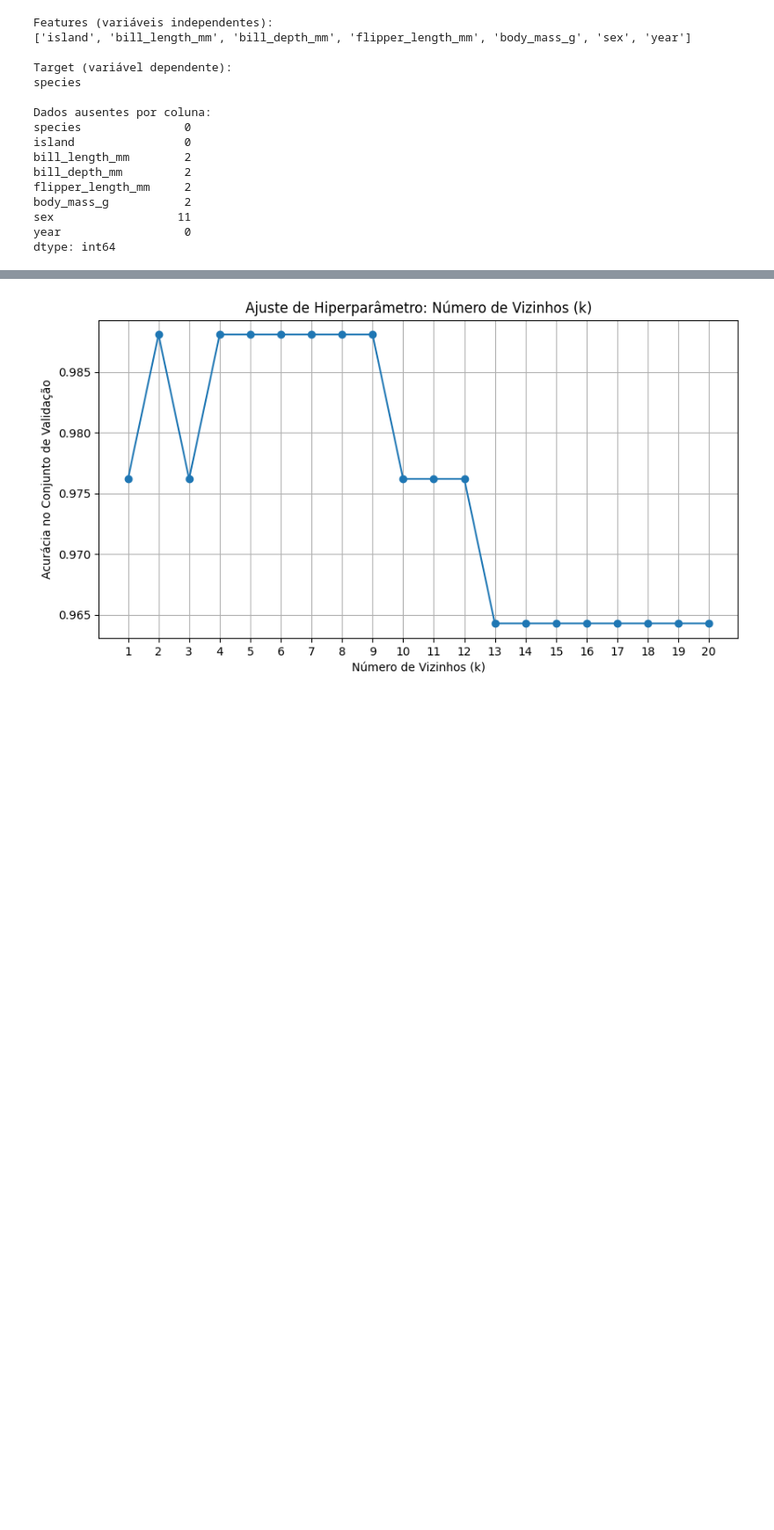
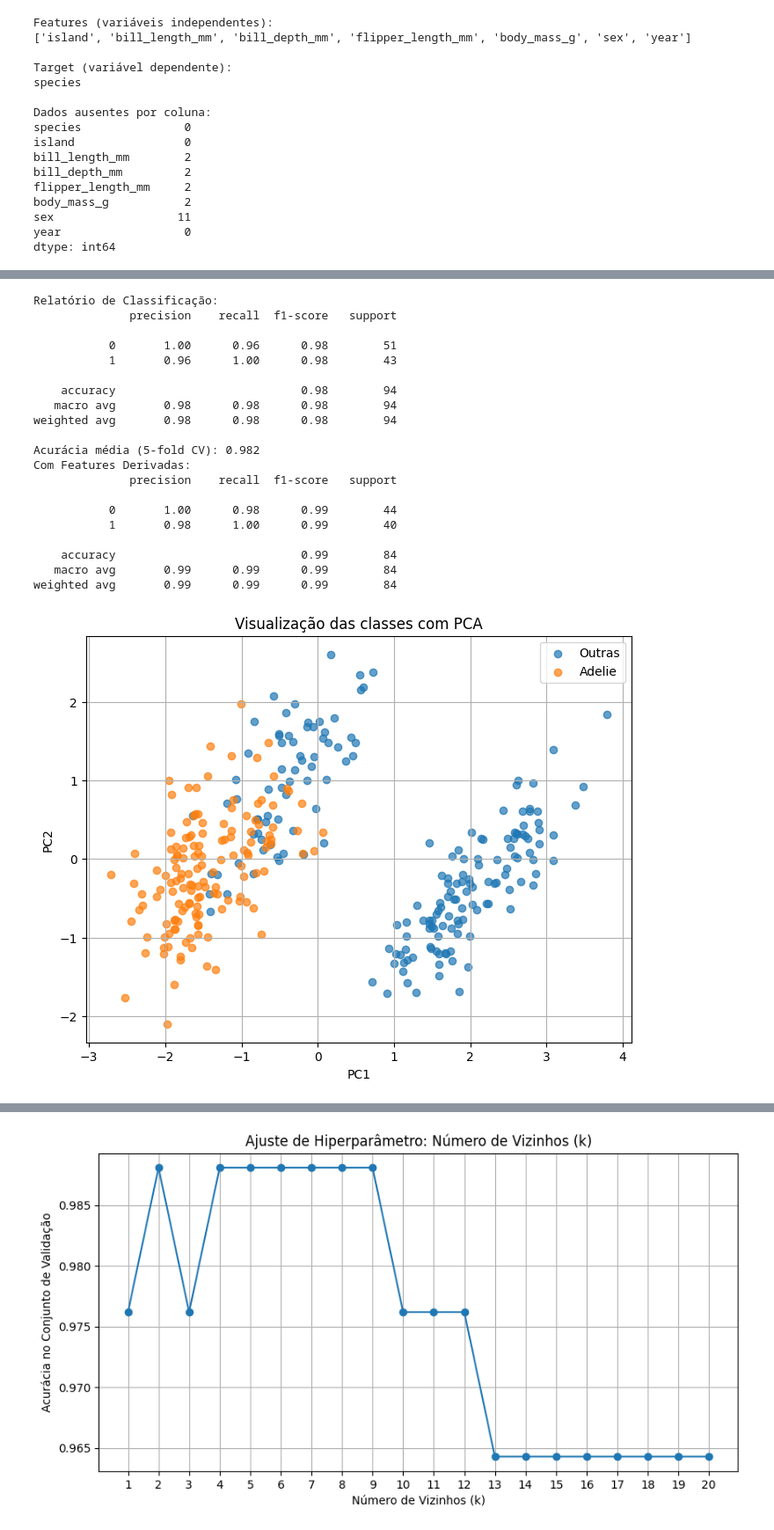
Before and after one commit to EstevezCodando/ML_Ia_Tp2, a Jupyter notebook: TP1_PalmerPenguins.ipynb, the cells around one changed output, grey strips where cells are left out. Shown at 88% size. Drawn from its saved outputs; the diff is of its cells as text; code cells hidden in the pictures; blank space fills up the shorter version.

```diff
--- a/TP1_PalmerPenguins.ipynb
+++ b/TP1_PalmerPenguins.ipynb
@@ -99,24 +100,25 @@ sex                  11
 year                  0
 dtype: int64
 # %%
+#Exercicio 7
 
 # Importar bibliotecas
 from sklearn.model_selection import train_test_split
 from sklearn.preprocessing import LabelEncoder
 
-# Remover linhas com valores ausentes
+
+# 1. Carregar e limpar os dados
+penguins = load_penguins()
 penguins = penguins.dropna()
 
-# Criar target binário: 1 para Adelie, 0 para as outras espécies
+# 2. Seleção de features e target (binário para simplificar)
 penguins['target'] = (penguins['species'] == 'Adelie').astype(int)
-
-# Selecionar features numéricas
 features = ['bill_length_mm', 'bill_depth_mm', 'flipper_length_mm', 'body_mass_g']
 X = penguins[features]
 y = penguins['target']
 
-# Separar conjuntos de treino e validação (80% treino, 20% validação)
-X_train, X_val, y_train, y_val = train_test_split(X, y, test_size=0.25, random_state=42, stratify=y)
+# 3. Dividir em treino e teste
+X_train, X_test, y_train, y_test = train_test_split(X, y, test_size=0.28, random_state=42)
 
 # Mostrar tamanhos dos conjuntos
 print(f"Tamanho do conjunto de treino: {X_train.shape[0]} amostras")
@@ -166,0 +152,67 @@ weighted avg       0.99      0.99      0.99        84
+# %%
+# Exercicio 9
+
+print("Relatório de Classificação:")
+print(classification_report(y_test, y_pred))
+
+# 6. Validação cruzada
+scores = cross_val_score(pipeline, X, y, cv=5)
+print(f"Acurácia média (5-fold CV): {scores.mean():.3f}")
+
+# 7. Melhorias com novas features
+penguins['proporcao_bico'] = penguins['bill_depth_mm'] / penguins['bill_length_mm']
+penguins['comprimento_total'] = penguins['bill_length_mm'] + penguins['flipper_length_mm']
+features_derivadas = ['proporcao_bico', 'comprimento_total', 'body_mass_g']
+X_derivado = penguins[features_derivadas]
+
+# 8. Novo modelo com features derivadas
+X_train_d, X_test_d, y_train_d, y_test_d = train_test_split(X_derivado, y, test_size=0.25, random_state=42)
+pipeline_derivado = Pipeline([
+    ('scaler', StandardScaler()),
+    ('knn', KNeighborsClassifier(n_neighbors=5))
+])
+pipeline_derivado.fit(X_train_d, y_train_d)
+print("Com Features Derivadas:")
+print(classification_report(y_test_d, pipeline_derivado.predict(X_test_d)))
+
+# 9. Visualização das classes com PCA
+scaler = StandardScaler()
+X_scaled = scaler.fit_transform(X)
+pca = PCA(n_components=2)
+pca_result = pca.fit_transform(X_scaled)
+
+pca_df = pd.DataFrame(pca_result, columns=['PC1', 'PC2'])
+pca_df['target'] = y.reset_index(drop=True)
+
+plt.figure(figsize=(8, 6))
+for label in [0, 1]:
+    subset = pca_df[pca_df['target'] == label]
+    plt.scatter(subset['PC1'], subset['PC2'], label='Adelie' if label == 1 else 'Outras', alpha=0.7)
+plt.title('Visualização das classes com PCA')
+plt.xlabel('PC1')
+plt.ylabel('PC2')
+plt.legend()
+plt.grid(True)
+plt.show()
+# %% [output]
+Relatório de Classificação:
+              precision    recall  f1-score   support
+
+           0       1.00      0.96      0.98        51
+           1       0.96      1.00      0.98        43
+
+    accuracy                           0.98        94
+   macro avg       0.98      0.98      0.98        94
+weighted avg       0.98      0.98      0.98        94
+
+Acurácia média (5-fold CV): 0.982
+Com Features Derivadas:
+              precision    recall  f1-score   support
+
+           0       1.00      0.98      0.99        44
+           1       0.98      1.00      0.99        40
+
+    accuracy                           0.99        84
+   macro avg       0.99      0.99      0.99        84
+weighted avg       0.99      0.99      0.99        84
+[figure, added]
```
Also changed, not shown: parts of 6 cells of this notebook, 5 other files.
